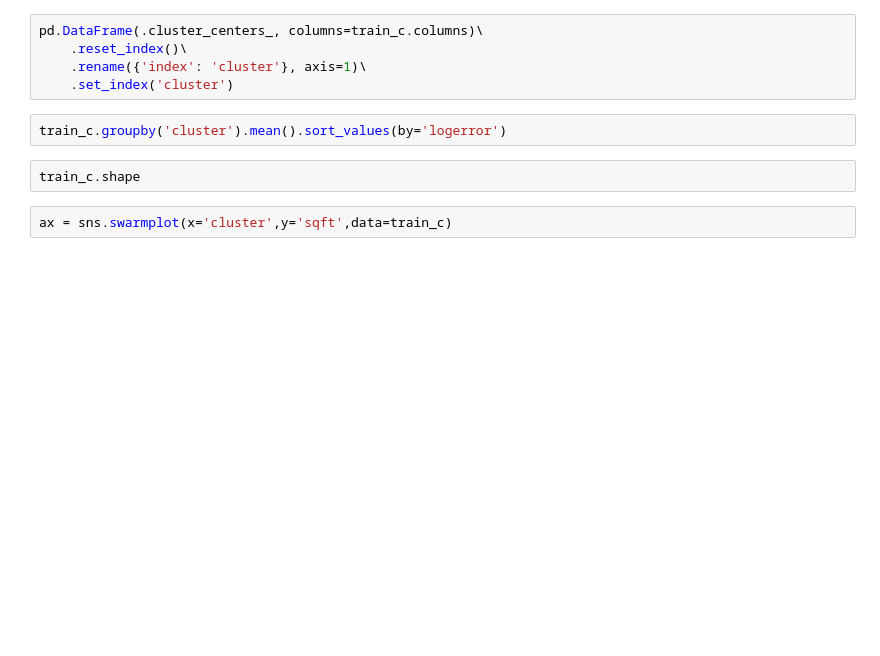
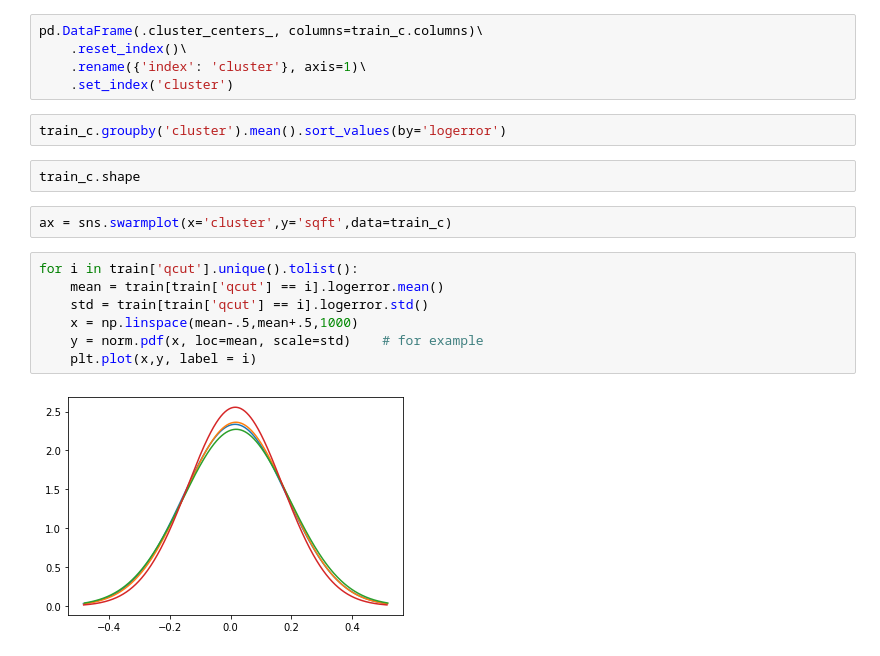
Before and after one commit to Zillow-SJ/Cluster_Zillow, a Jupyter notebook: Initial Exploration.ipynb, the cells around one changed output. Cells and saved outputs as stored; diff of their text form; blank space fills up the shorter version.

```diff
--- a/Initial Exploration.ipynb
+++ b/Initial Exploration.ipynb
@@ -225,3 +231,12 @@ train_c.groupby('cluster').mean().sort_values(by='logerror')
 train_c.shape
 # %%
 ax = sns.swarmplot(x='cluster',y='sqft',data=train_c)
+# %%
+for i in train['qcut'].unique().tolist():
+    mean = train[train['qcut'] == i].logerror.mean()
+    std = train[train['qcut'] == i].logerror.std()
+    x = np.linspace(mean-.5,mean+.5,1000)
+    y = norm.pdf(x, loc=mean, scale=std)    # for example
+    plt.plot(x,y, label = i)
+# %% [output]
+[figure, added]
```
Also changed, not shown: parts of 6 cells of this notebook, 1 other file.
